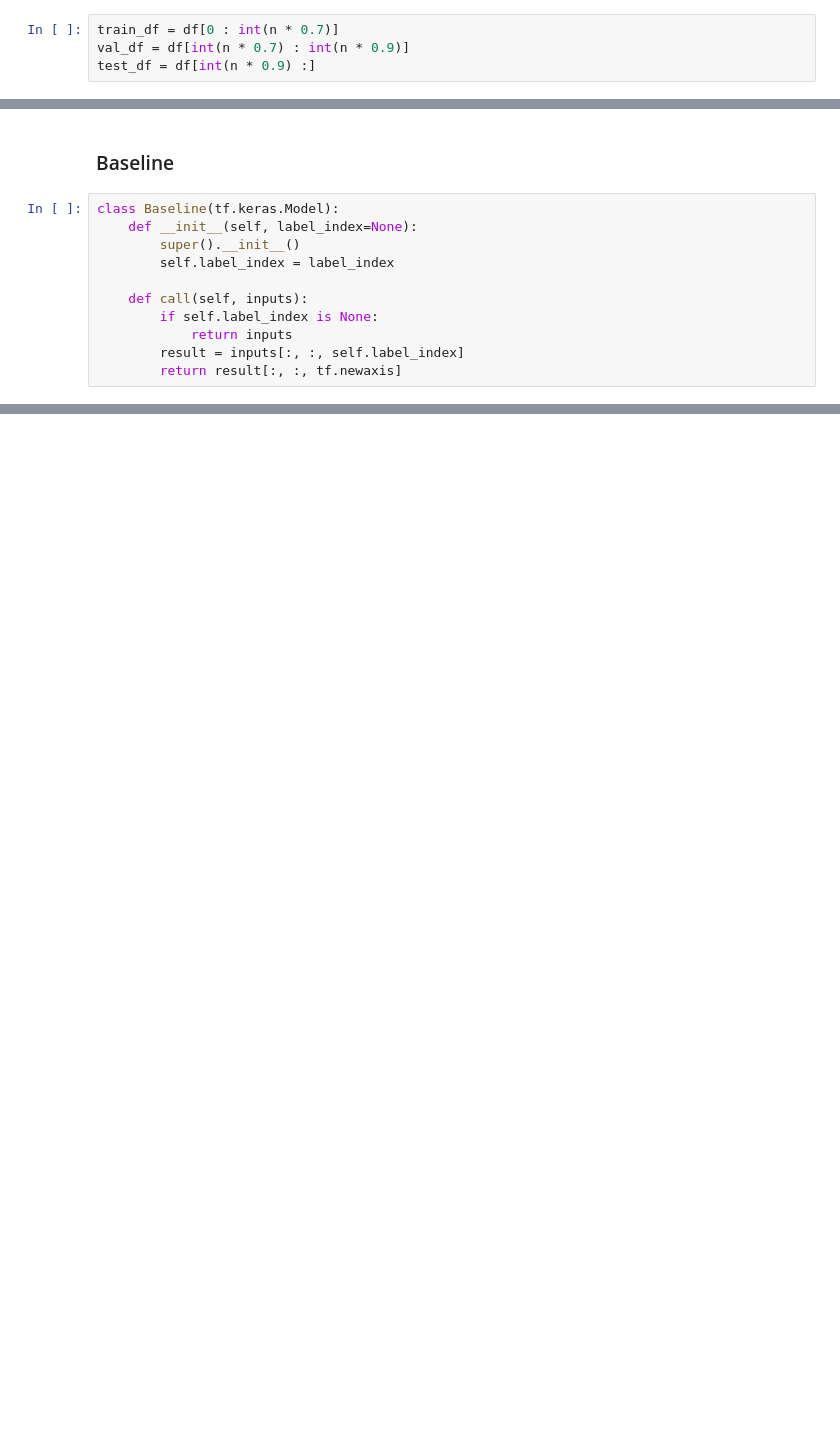
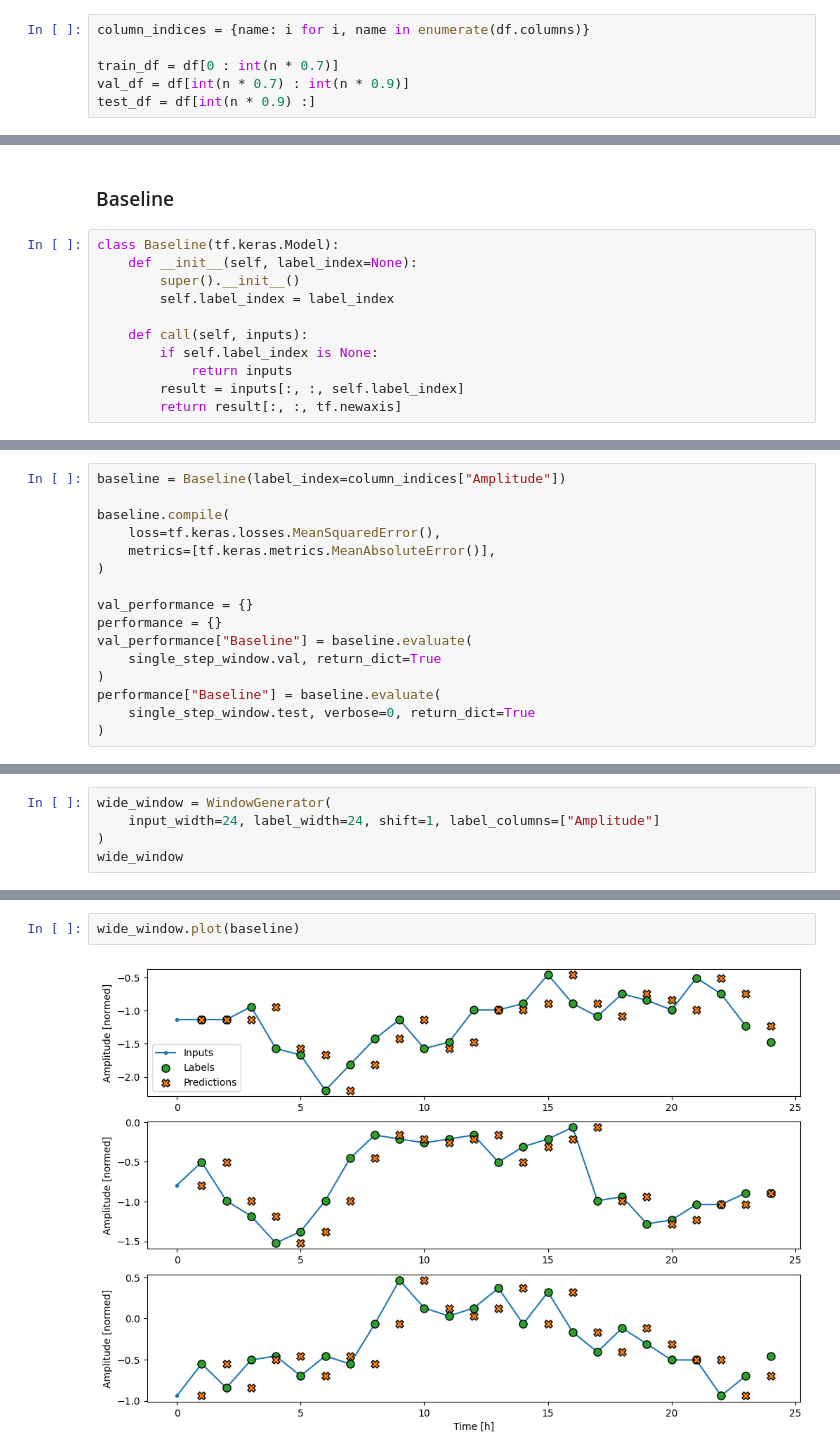
Before and after one commit to efwoods/Neuralink-Compression-Challenge, a Jupyter notebook: analysis/tutorials/neuralink_time_series_forecasting.ipynb, the cells around one changed output, grey strips where cells are left out. Drawn from its saved outputs; the diff is of its cells as text; blank space fills up the shorter version.

```diff
--- a/analysis/tutorials/neuralink_time_series_forecasting.ipynb
+++ b/analysis/tutorials/neuralink_time_series_forecasting.ipynb
@@ -59,6 +60,8 @@ n = df.__len__()
 # %% [markdown]
 ## Defining Training, Validation, & Test Sets
 # %%
+column_indices = {name: i for i, name in enumerate(df.columns)}
+
 train_df = df[0 : int(n * 0.7)]
 val_df = df[int(n * 0.7) : int(n * 0.9)]
 test_df = df[int(n * 0.9) :]
@@ -336,0 +339,16 @@ w1.column_indices
+# %%
+baseline = Baseline(label_index=column_indices["Amplitude"])
+
+baseline.compile(
+    loss=tf.keras.losses.MeanSquaredError(),
+    metrics=[tf.keras.metrics.MeanAbsoluteError()],
+)
+
+val_performance = {}
+performance = {}
+val_performance["Baseline"] = baseline.evaluate(
+    single_step_window.val, return_dict=True
+)
+performance["Baseline"] = baseline.evaluate(
+    single_step_window.test, verbose=0, return_dict=True
+)
@@ -336,0 +358,5 @@ w1.column_indices
+# %%
+wide_window = WindowGenerator(
+    input_width=24, label_width=24, shift=1, label_columns=["Amplitude"]
+)
+wide_window
@@ -336,0 +374,4 @@ w1.column_indices
+# %%
+wide_window.plot(baseline)
+# %% [output]
+[figure, added]
```
Also changed, not shown: parts of 31 cells of this notebook, 1 other file.
